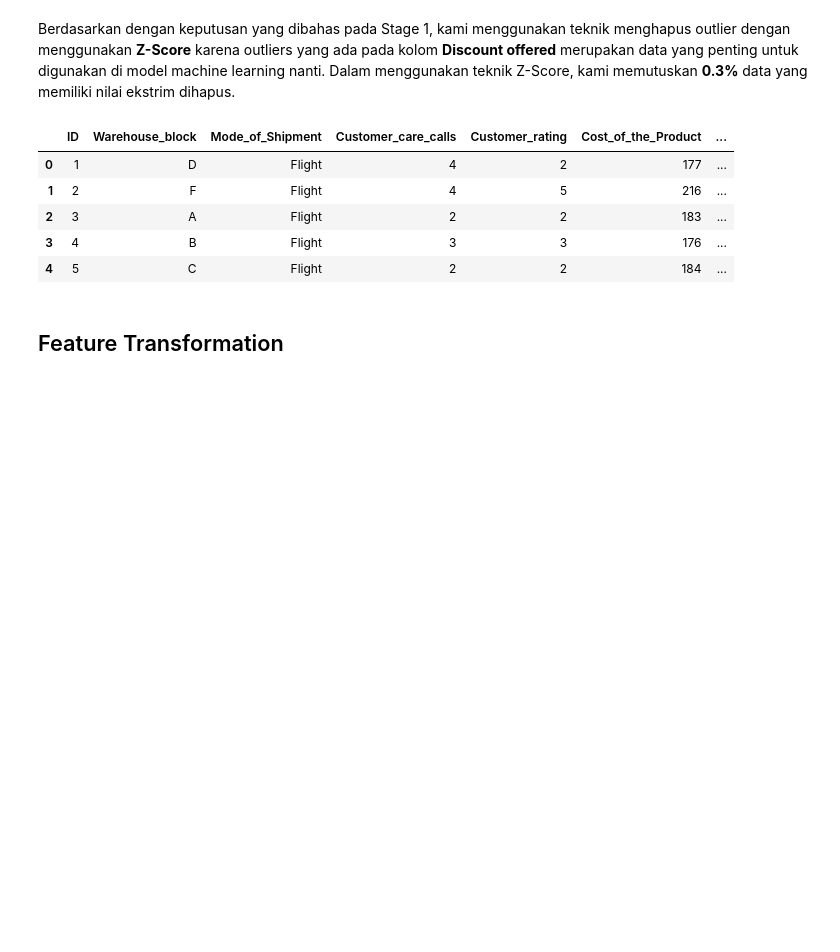
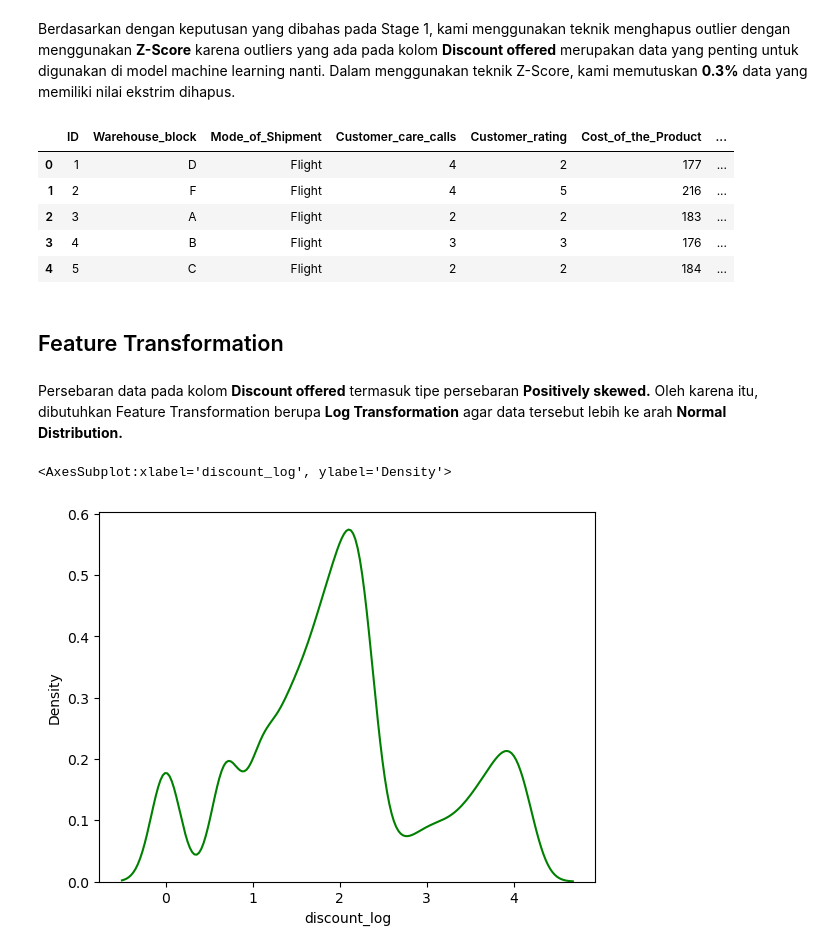
Before and after one commit to salsmardhiyah/EcommerceShippingData, a Jupyter notebook: Miracle7_Stage 2_Data Preprocessing.ipynb, the cells around one changed output. Saved outputs shown, nothing was run; the diff lists cells and outputs as text; code cells hidden in the pictures; blank space fills up the shorter version.

Commit message:
Added Feature Transformation

```diff
--- a/Miracle7_Stage 2_Data Preprocessing.ipynb
+++ b/Miracle7_Stage 2_Data Preprocessing.ipynb
@@ -85,3 +88,12 @@ df2.head()
 | 4 | 5 | C | Flight | 2 | 2 | 184 | ... |
 # %% [markdown]
 ## Feature Transformation
+# %% [markdown]
+Persebaran data pada kolom **Discount offered** termasuk tipe persebaran **Positively skewed.** Oleh karena itu, dibutuhkan Feature Transformation berupa **Log Transformation** agar data tersebut lebih ke arah **Normal Distribution.**
+# %%
+df['discount_log'] = np.log(df['Discount_offered'])
+
+sns.kdeplot(df['discount_log'], color='green')
+# %% [output]
+<AxesSubplot:xlabel='discount_log', ylabel='Density'>
+[figure, added]
```
Also changed, not shown: parts of 2 cells of this notebook, 1 other file.
